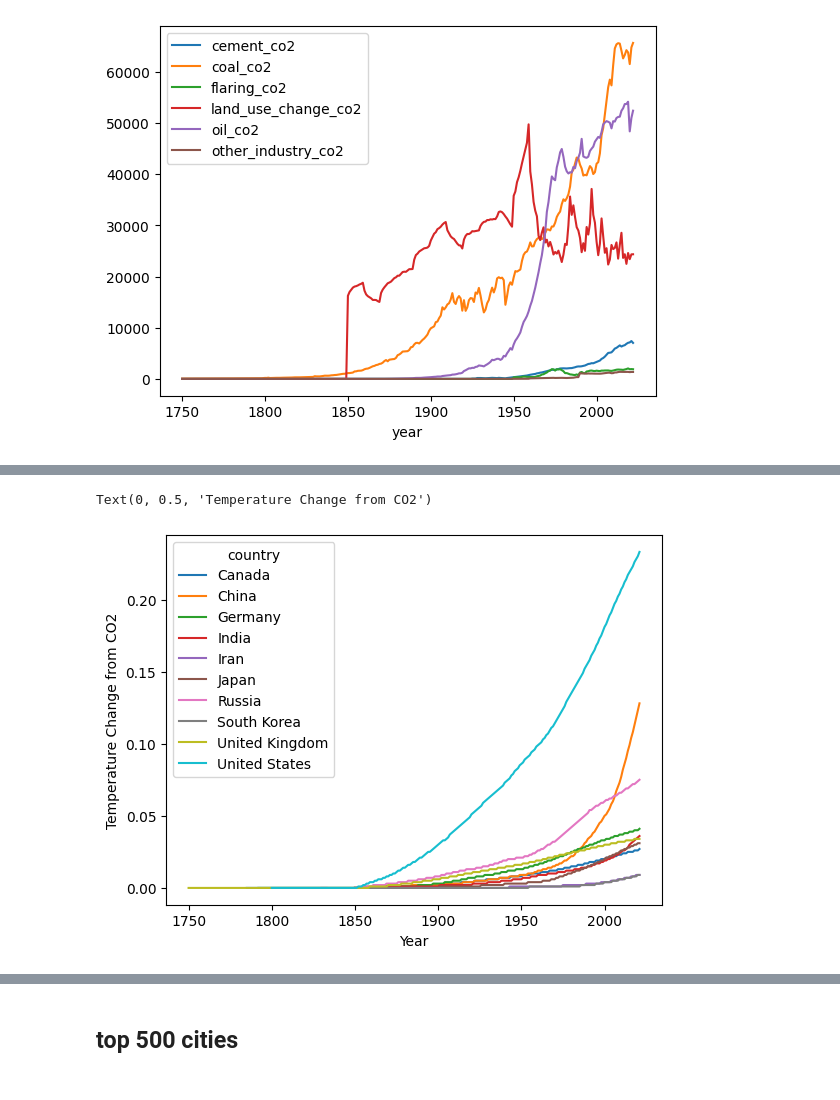
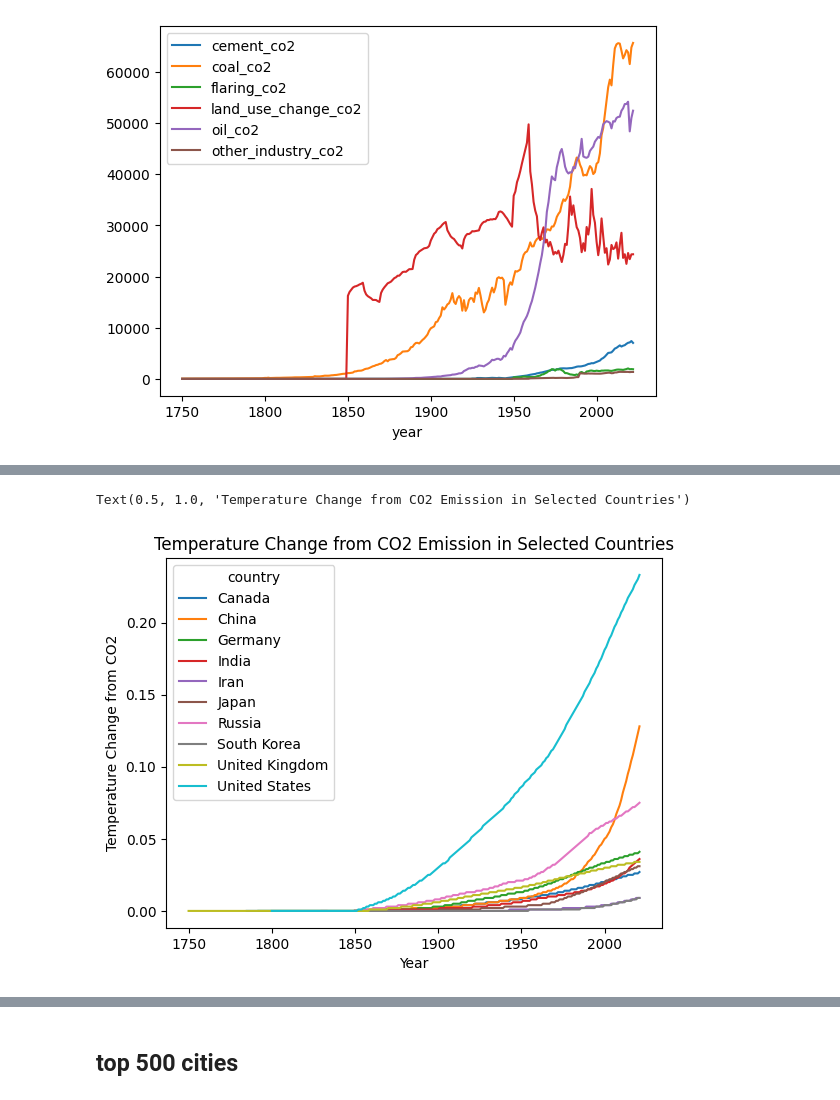
Before and after one commit to FreedentGoutGit/Datamaterasu, a Jupyter notebook: pre_analysis.ipynb, the cells around one changed output, grey strips where cells are left out. Drawn from its saved outputs; the diff is of its cells as text; code cells hidden in the pictures.

```diff
--- a/pre_analysis.ipynb
+++ b/pre_analysis.ipynb
@@ -41,14 +45,16 @@ Text(0, 0.5, 'CO2 Emission (million tonnes)')
 # %%
 #randomly select some contries
 countries = ['United States', 'China', 'India', 'Russia', 'Japan', 'Germany', 'Canada', 'United Kingdom', 'South Korea', 'Iran']
 
 owid[owid['country'].isin(countries)].groupby(['year', 'country']).sum()['temperature_change_from_co2'][:-10].unstack().plot()
 #name the axis
 plt.xlabel('Year')
 plt.ylabel('Temperature Change from CO2')
+
+plt.title('Temperature Change from CO2 Emission in Selected Countries')
 # %% [output]
-Text(0, 0.5, 'Temperature Change from CO2')
+Text(0.5, 1.0, 'Temperature Change from CO2 Emission in Selected Countries')
-[figure, old version]
+[figure, new version]
 # %%
 owid.query('country == "China"').groupby('year').sum()[['population']].plot()
 
```
Also changed, not shown: parts of 6 cells of this notebook.
